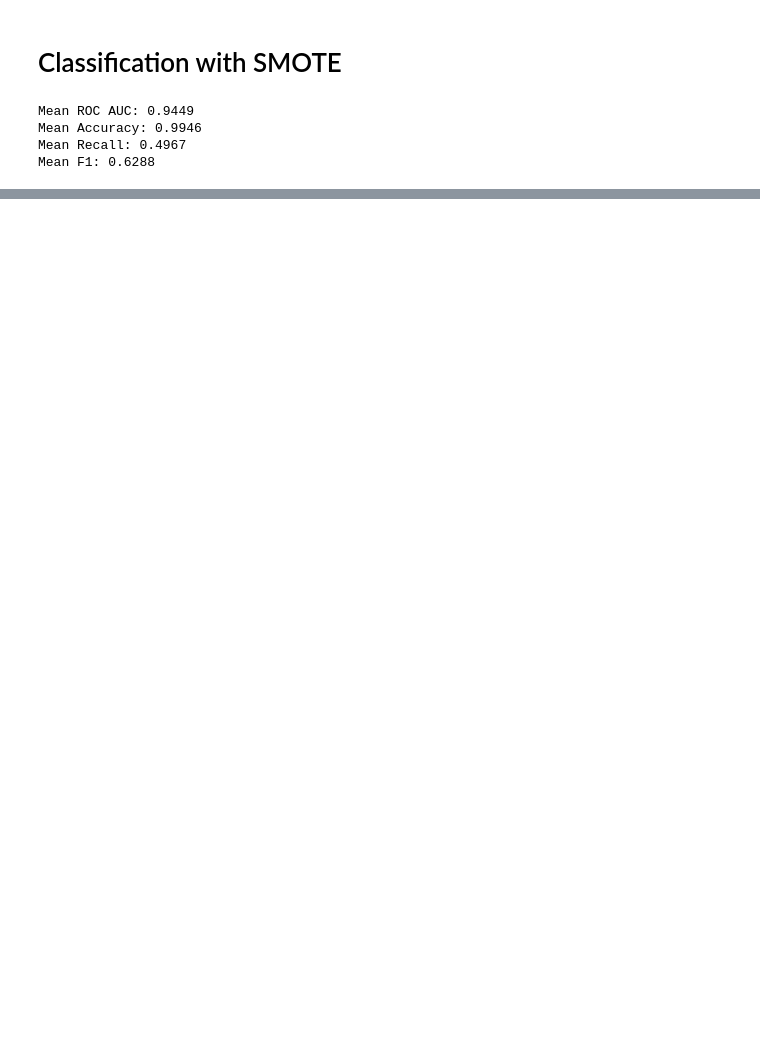
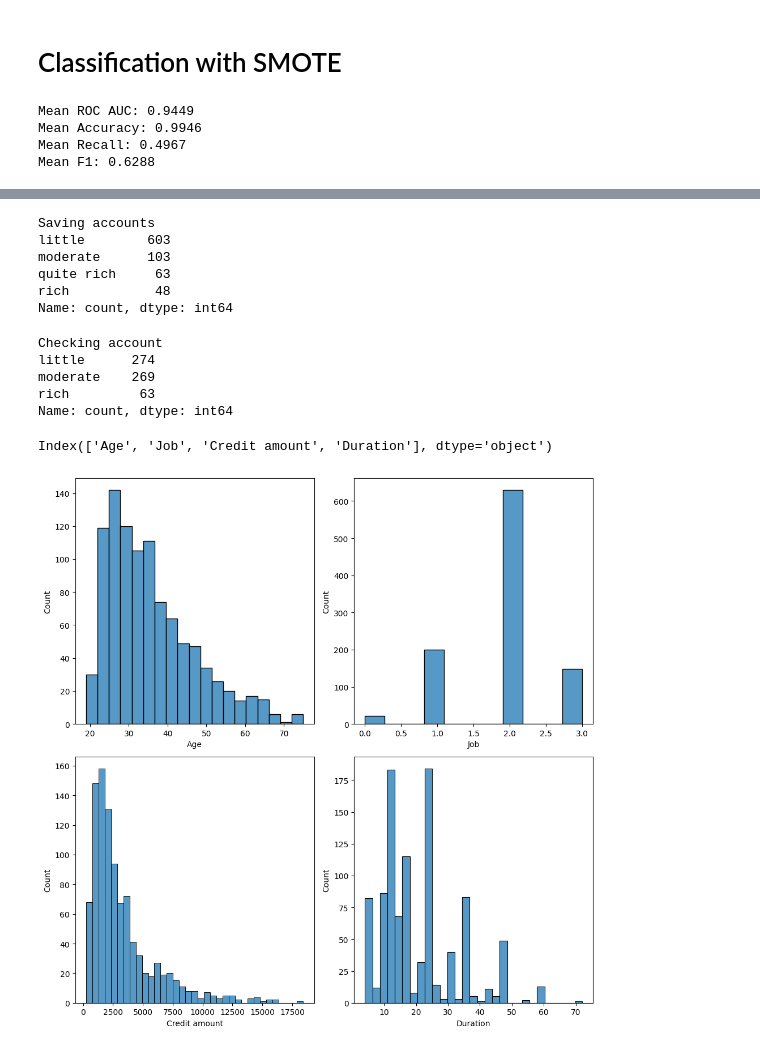
Before and after one commit to xiangshiyin/machine-learning-for-actuarial-science, a Jupyter notebook: 2025-spring/week09/notebook/demo.ipynb, the cells around one changed output, grey strips where cells are left out. Saved outputs shown, nothing was run; the diff lists cells and outputs as text; code cells hidden in the pictures; blank space fills up the shorter version.

Commit message:
notebook update with demo data

```diff
--- a/2025-spring/week09/notebook/demo.ipynb
+++ b/2025-spring/week09/notebook/demo.ipynb
@@ -614,0 +633,5 @@ Mean F1: 0.3057
+# %%
+import pandas as pd
+
+credit = pd.read_csv('../data/credit_data_risk.csv')
+credit.head(3)
@@ -614,0 +643,2 @@ Mean F1: 0.3057
+# %%
+credit.drop(columns=['Unnamed: 0'], inplace=True)
@@ -614,0 +667,37 @@ Mean F1: 0.3057
+# %%
+credit['Saving accounts'].value_counts()
+# %% [output]
+Saving accounts
+little        603
+moderate      103
+quite rich     63
+rich           48
+Name: count, dtype: int64
+# %%
+credit['Checking account'].value_counts()
+# %% [output]
+Checking account
+little      274
+moderate    269
+rich         63
+Name: count, dtype: int64
+# %%
+numerical_credit = credit.select_dtypes(exclude='O')
+numerical_credit.columns
+# %% [output]
+Index(['Age', 'Job', 'Credit amount', 'Duration'], dtype='object')
+# %%
+import seaborn as sns
+import matplotlib.pyplot as plt
+
+
+fig, axes = plt.subplots(2, 2, figsize=(10, 10))
+sns.histplot(x='Age', data=credit, ax=axes[0, 0])
+sns.histplot(x='Job', data=credit, ax=axes[0, 1])
+sns.histplot(x='Credit amount', data=credit, ax=axes[1, 0])
+sns.histplot(x='Duration', data=credit, ax=axes[1, 1])
+
+plt.tight_layout()
+plt.show()
+# %% [output]
+[figure, added]
```
Also changed, not shown: parts of 23 cells of this notebook.
